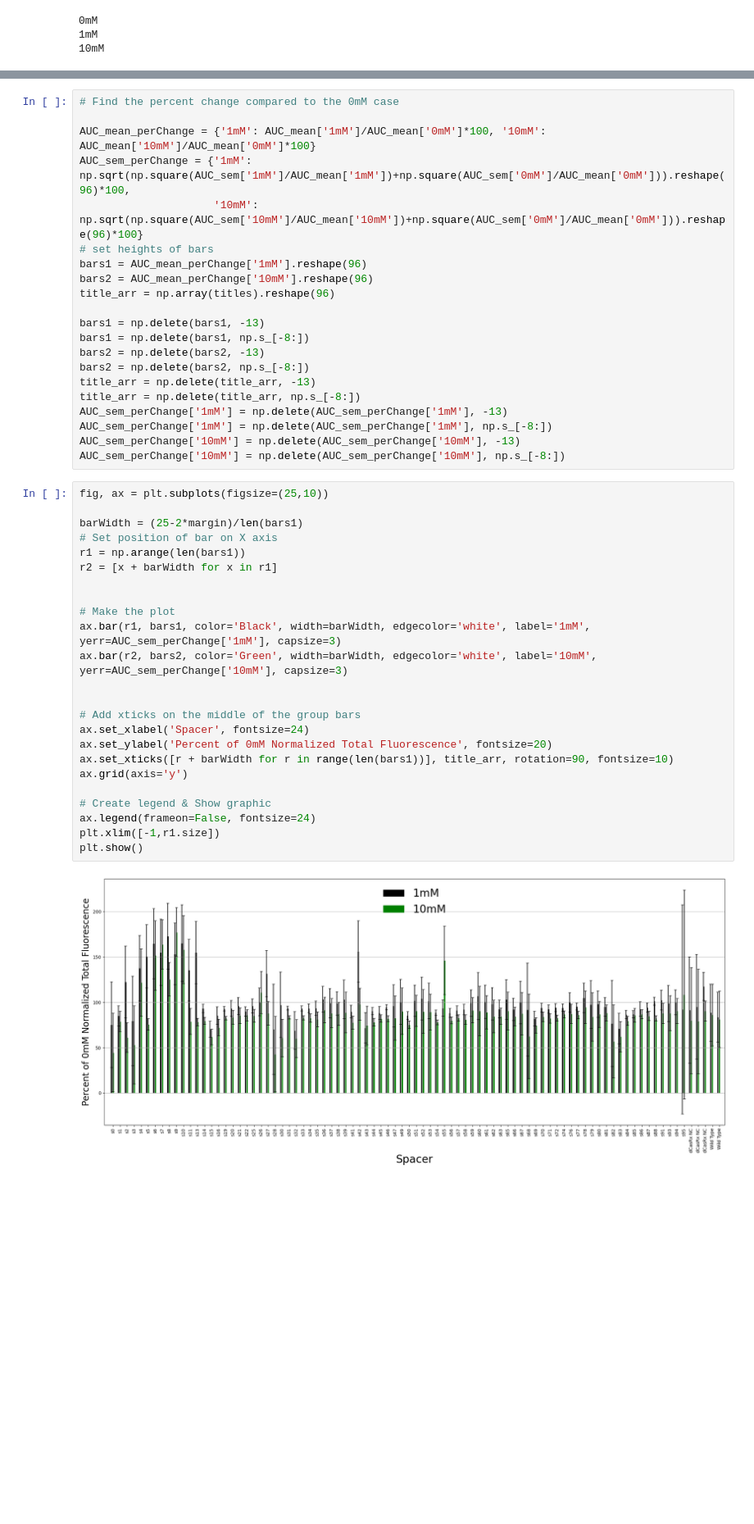
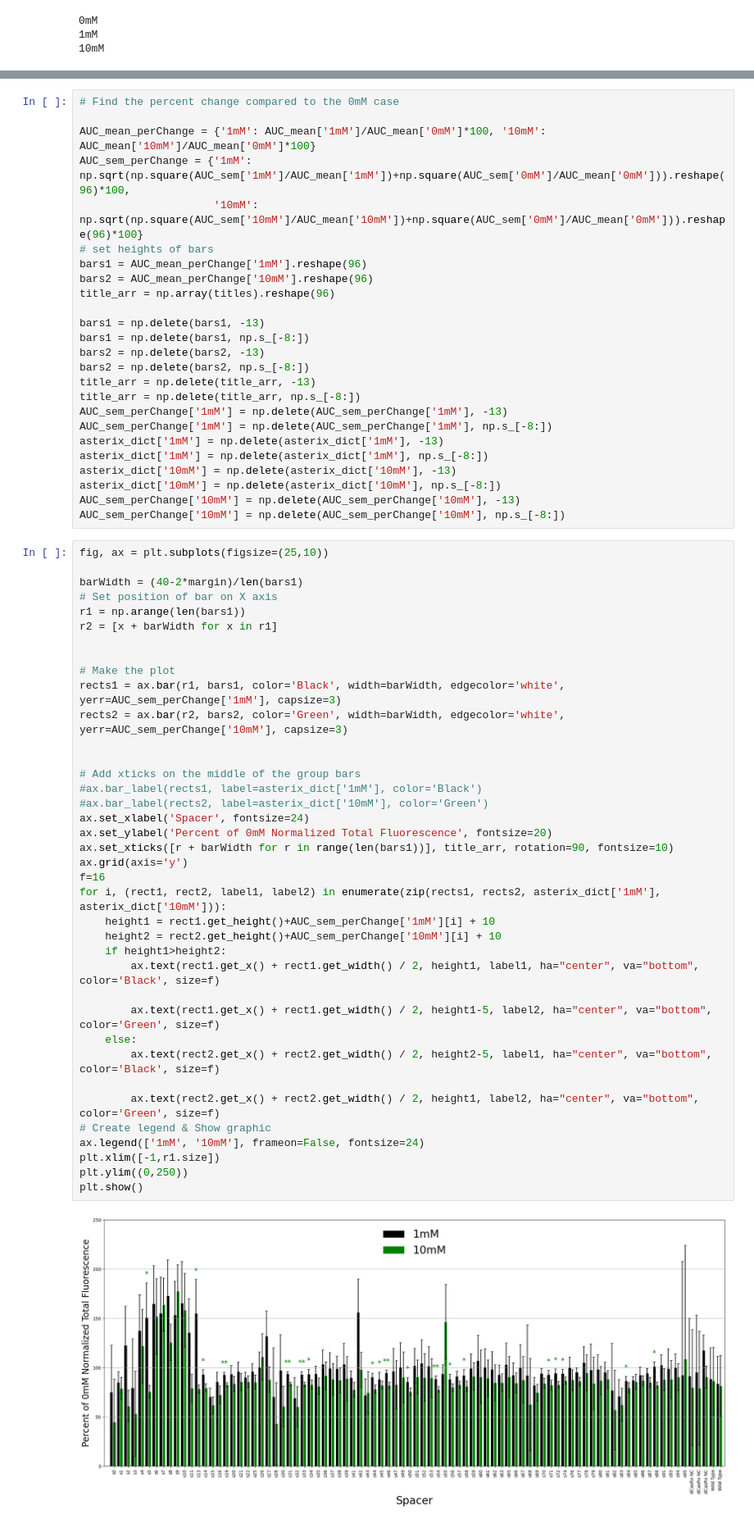
Before and after one commit to aztaylor/p2x11_GFP_Spacer_Library, a Jupyter notebook: Scripts/Aggregate_80memberAnalysis.ipynb, the cells around one changed output, grey strips where cells are left out. Shown at 82% size. Cells and saved outputs as stored; diff of their text form; blank space fills up the shorter version.

```diff
--- a/Scripts/Aggregate_80memberAnalysis.ipynb
+++ b/Scripts/Aggregate_80memberAnalysis.ipynb
@@ -768,34 +817,52 @@ title_arr = np.delete(title_arr, -13)
 title_arr = np.delete(title_arr, np.s_[-8:])
 AUC_sem_perChange['1mM'] = np.delete(AUC_sem_perChange['1mM'], -13)
 AUC_sem_perChange['1mM'] = np.delete(AUC_sem_perChange['1mM'], np.s_[-8:])
+asterix_dict['1mM'] = np.delete(asterix_dict['1mM'], -13)
+asterix_dict['1mM'] = np.delete(asterix_dict['1mM'], np.s_[-8:])
+asterix_dict['10mM'] = np.delete(asterix_dict['10mM'], -13)
+asterix_dict['10mM'] = np.delete(asterix_dict['10mM'], np.s_[-8:])
 AUC_sem_perChange['10mM'] = np.delete(AUC_sem_perChange['10mM'], -13)
 AUC_sem_perChange['10mM'] = np.delete(AUC_sem_perChange['10mM'], np.s_[-8:])
 # %%
 fig, ax = plt.subplots(figsize=(25,10))
 
-barWidth = (25-2*margin)/len(bars1)
+barWidth = (40-2*margin)/len(bars1)
 # Set position of bar on X axis
 r1 = np.arange(len(bars1))
 r2 = [x + barWidth for x in r1]
 
 
 # Make the plot
-ax.bar(r1, bars1, color='Black', width=barWidth, edgecolor='white', label='1mM', yerr=AUC_sem_perChange['1mM'], capsize=3)
-ax.bar(r2, bars2, color='Green', width=barWidth, edgecolor='white', label='10mM', yerr=AUC_sem_perChange['10mM'], capsize=3)
+rects1 = ax.bar(r1, bars1, color='Black', width=barWidth, edgecolor='white', yerr=AUC_sem_perChange['1mM'], capsize=3)
+rects2 = ax.bar(r2, bars2, color='Green', width=barWidth, edgecolor='white', yerr=AUC_sem_perChange['10mM'], capsize=3)
 
 
 # Add xticks on the middle of the group bars
+#ax.bar_label(rects1, label=asterix_dict['1mM'], color='Black')
+#ax.bar_label(rects2, label=asterix_dict['10mM'], color='Green')
 ax.set_xlabel('Spacer', fontsize=24)
 ax.set_ylabel('Percent of 0mM Normalized Total Fluorescence', fontsize=20)
 ax.set_xticks([r + barWidth for r in range(len(bars1))], title_arr, rotation=90, fontsize=10)
 ax.grid(axis='y')
+f=16
+for i, (rect1, rect2, label1, label2) in enumerate(zip(rects1, rects2, asterix_dict['1mM'], asterix_dict['10mM'])):
+    height1 = rect1.get_height()+AUC_sem_perChange['1mM'][i] + 10
+    height2 = rect2.get_height()+AUC_sem_perChange['10mM'][i] + 10
+    if height1>height2:
+        ax.text(rect1.get_x() + rect1.get_width() / 2, height1, label1, ha="center", va="bottom", color='Black', size=f)
 
+        ax.text(rect1.get_x() + rect1.get_width() / 2, height1-5, label2, ha="center", va="bottom", color='Green', size=f)
+    else:
+        ax.text(rect2.get_x() + rect2.get_width() / 2, height2-5, label1, ha="center", va="bottom", color='Black', size=f)
+
+        ax.text(rect2.get_x() + rect2.get_width() / 2, height1, label2, ha="center", va="bottom", color='Green', size=f)
 # Create legend & Show graphic
-ax.legend(frameon=False, fontsize=24)
+ax.legend(['1mM', '10mM'], frameon=False, fontsize=24)
 plt.xlim([-1,r1.size])
+plt.ylim((0,250))
 plt.show()
 # %% [output]
-[figure, old version]
+[figure, new version]
 # %%
  np.array(titles).reshape(94)
 # %% [output]
```
Also changed, not shown: parts of 6 cells of this notebook.
